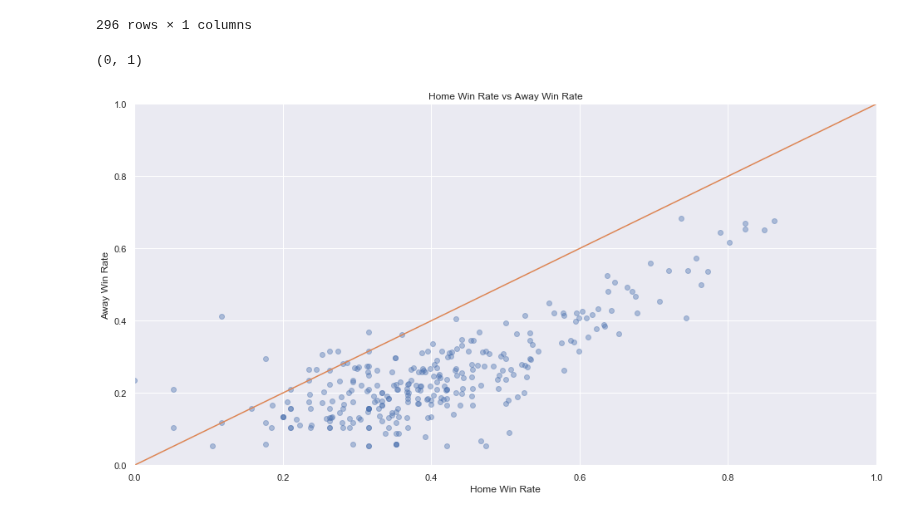
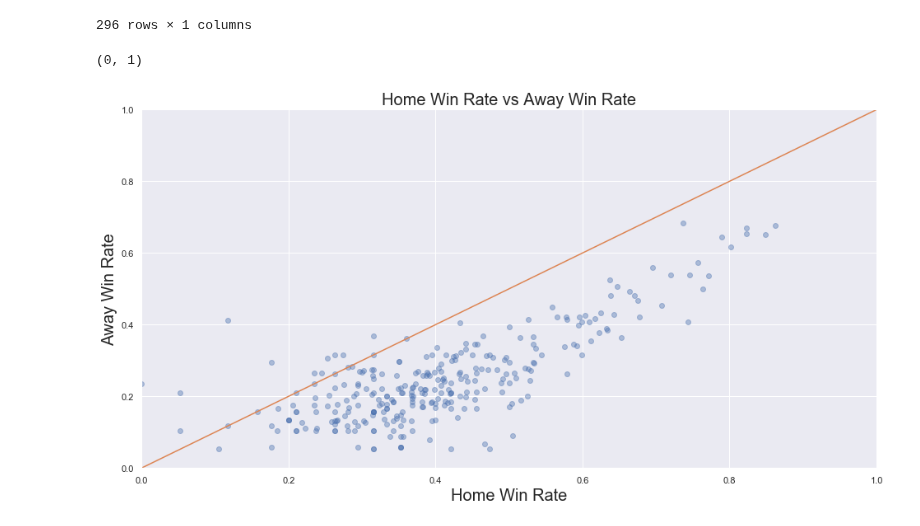
Before and after one commit to kevintheduu/european-soccer-hypothesis-testing, a Jupyter notebook: hyp_test_1.ipynb, the cells around one changed output. Drawn from its saved outputs; the diff is of its cells as text; code cells hidden in the pictures.

```diff
--- a/hyp_test_1.ipynb
+++ b/hyp_test_1.ipynb
@@ -608,12 +499,12 @@ away_team_win_df.sort_values(by= 'away_team_win',ascending=False)
 # %%
 plt.figure(figsize=(16,8))
 plt.plot(home_team_win_df,away_team_win_df,'o', alpha = 0.4)
 plt.plot([0,1],[0,1])
-plt.xlabel('Home Win Rate')
-plt.ylabel('Away Win Rate')
-plt.title('Home Win Rate vs Away Win Rate')
+plt.xlabel('Home Win Rate',fontsize='20')
+plt.ylabel('Away Win Rate',fontsize='20')
+plt.title('Home Win Rate vs Away Win Rate',fontsize='20')
 plt.xlim([0,1])
 plt.ylim([0,1])
 # %% [output]
 (0, 1)
-[figure, old version]
+[figure, new version]
```
Also changed, not shown: parts of 16 cells of this notebook.
